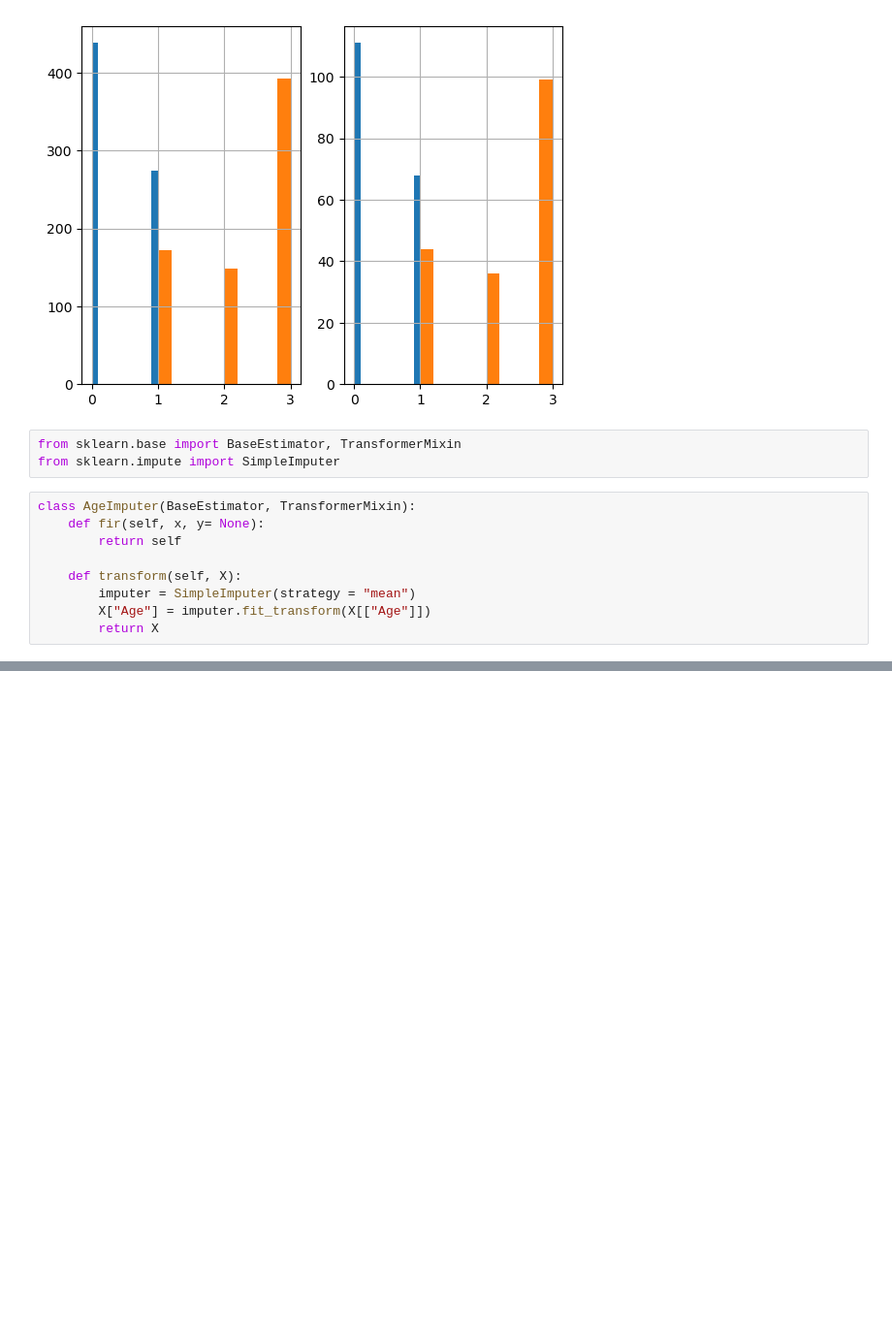
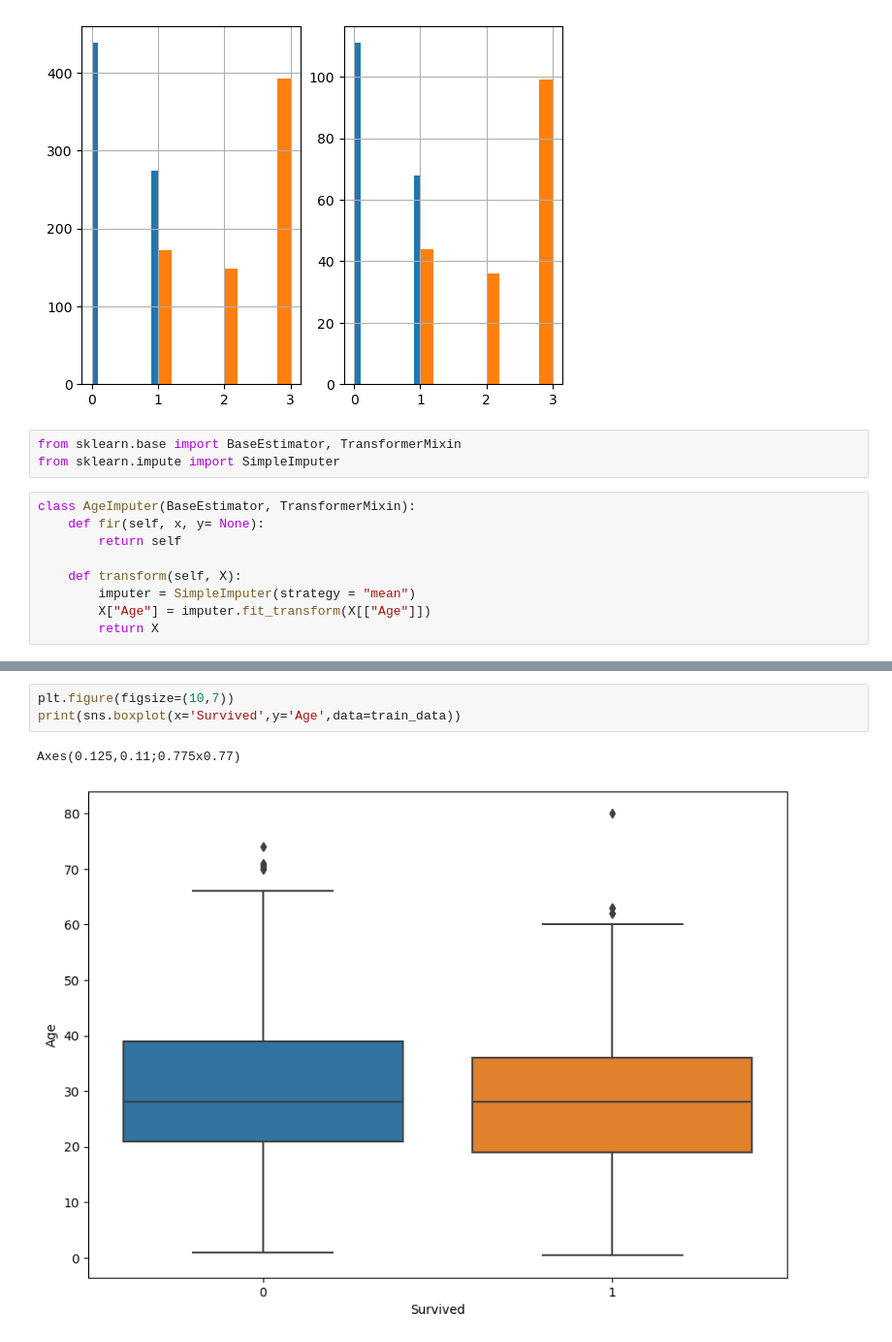
Before and after one commit to centralpenguin/DataScience, a Jupyter notebook: Titanic/Untitled.ipynb, the cells around one changed output, grey strips where cells are left out. Shown at 97% size. Cells and saved outputs as stored; diff of their text form; blank space fills up the shorter version.

```diff
--- a/Titanic/Untitled.ipynb
+++ b/Titanic/Untitled.ipynb
@@ -108,0 +142,6 @@ class FeatureEncoder(BaseEstimator, TransformetMixin):
+# %%
+plt.figure(figsize=(10,7))
+print(sns.boxplot(x='Survived',y='Age',data=train_data))
+# %% [output]
+Axes(0.125,0.11;0.775x0.77)
+[figure, added]
```
Also changed, not shown: parts of 5 cells of this notebook.
